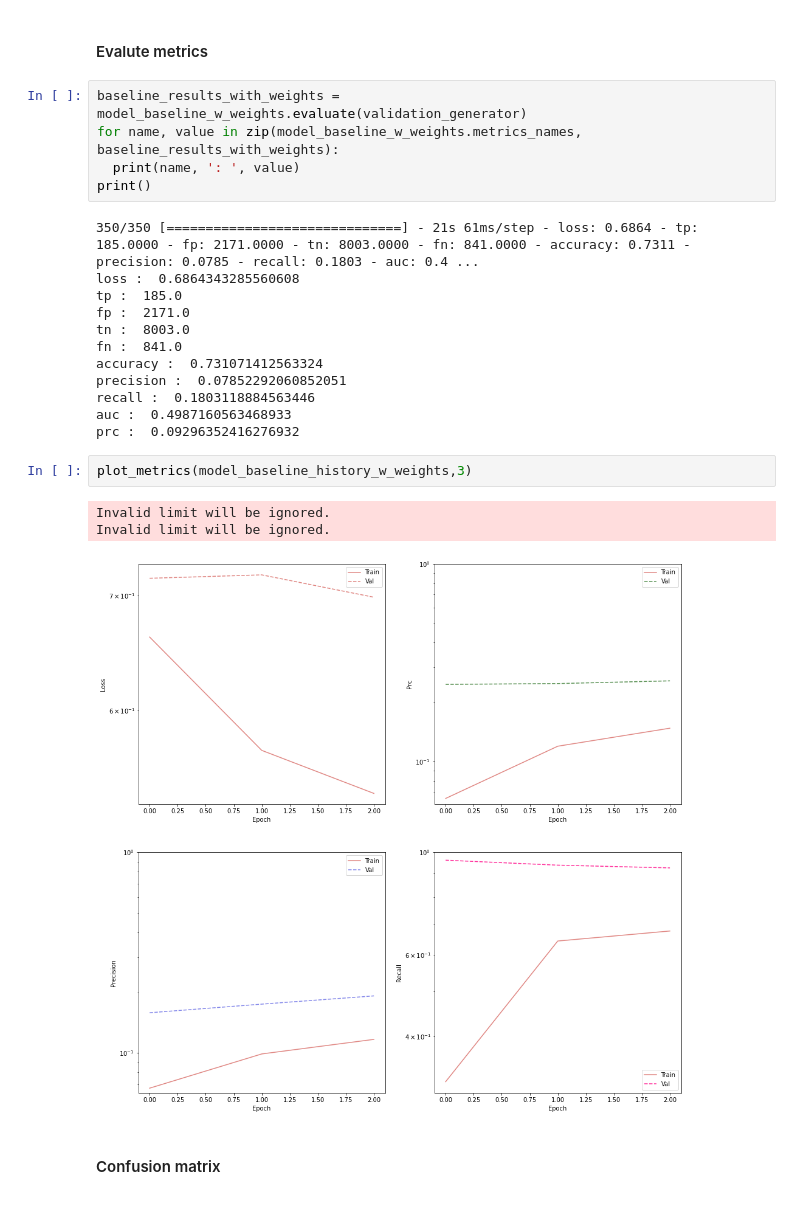
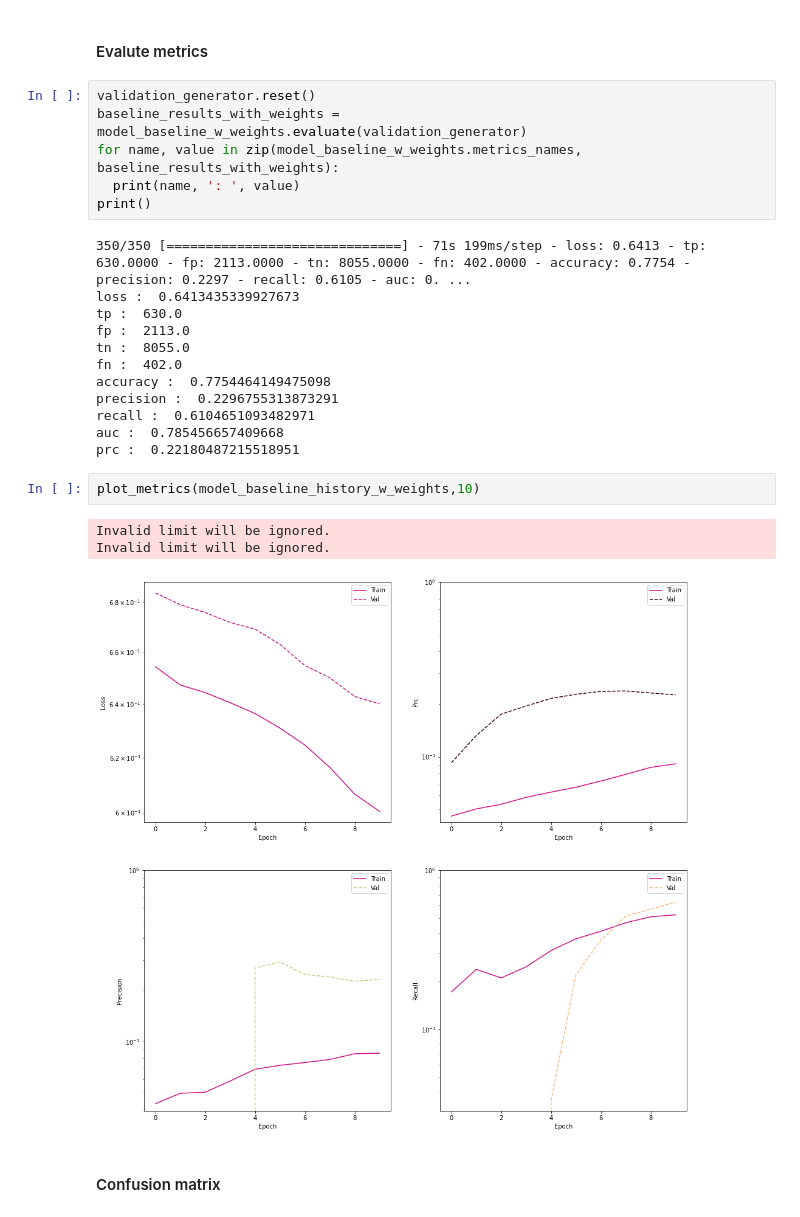
Before and after one commit to antonercool/deep-learning-exam-project, a Jupyter notebook: FallDetector.ipynb, the cells around one changed output. Saved outputs shown, nothing was run; the diff lists cells and outputs as text.

```diff
--- a/FallDetector.ipynb
+++ b/FallDetector.ipynb
@@ -895,28 +923,29 @@ model_baseline_history_w_weights = np.load(model_folder + "/history/modelDefault
 # %% [markdown]
 #### Evalute metrics
 # %%
+validation_generator.reset()
 baseline_results_with_weights = model_baseline_w_weights.evaluate(validation_generator)
 for name, value in zip(model_baseline_w_weights.metrics_names, baseline_results_with_weights):
   print(name, ': ', value)
 print()
 # %% [output]
-350/350 [==============================] - 21s 61ms/step - loss: 0.6864 - tp: 185.0000 - fp: 2171.0000 - tn: 8003.0000 - fn: 841.0000 - accuracy: 0.7311 - precision: 0.0785 - recall: 0.1803 - auc: 0.4 ...
-loss :  0.6864343285560608
-tp :  185.0
-fp :  2171.0
-tn :  8003.0
-fn :  841.0
-accuracy :  0.731071412563324
-precision :  0.07852292060852051
-recall :  0.1803118884563446
-auc :  0.4987160563468933
-prc :  0.09296352416276932
+350/350 [==============================] - 71s 199ms/step - loss: 0.6413 - tp: 630.0000 - fp: 2113.0000 - tn: 8055.0000 - fn: 402.0000 - accuracy: 0.7754 - precision: 0.2297 - recall: 0.6105 - auc: 0. ...
+loss :  0.6413435339927673
+tp :  630.0
+fp :  2113.0
+tn :  8055.0
+fn :  402.0
+accuracy :  0.7754464149475098
+precision :  0.2296755313873291
+recall :  0.6104651093482971
+auc :  0.785456657409668
+prc :  0.22180487215518951
 # %%
-plot_metrics(model_baseline_history_w_weights,3)
+plot_metrics(model_baseline_history_w_weights,10)
 # %% [output]
 Invalid limit will be ignored.
 Invalid limit will be ignored.
-[figure, old version]
+[figure, new version]
 # %% [markdown]
 #### Confusion matrix
 # %%
```
Also changed, not shown: parts of 28 cells of this notebook.
